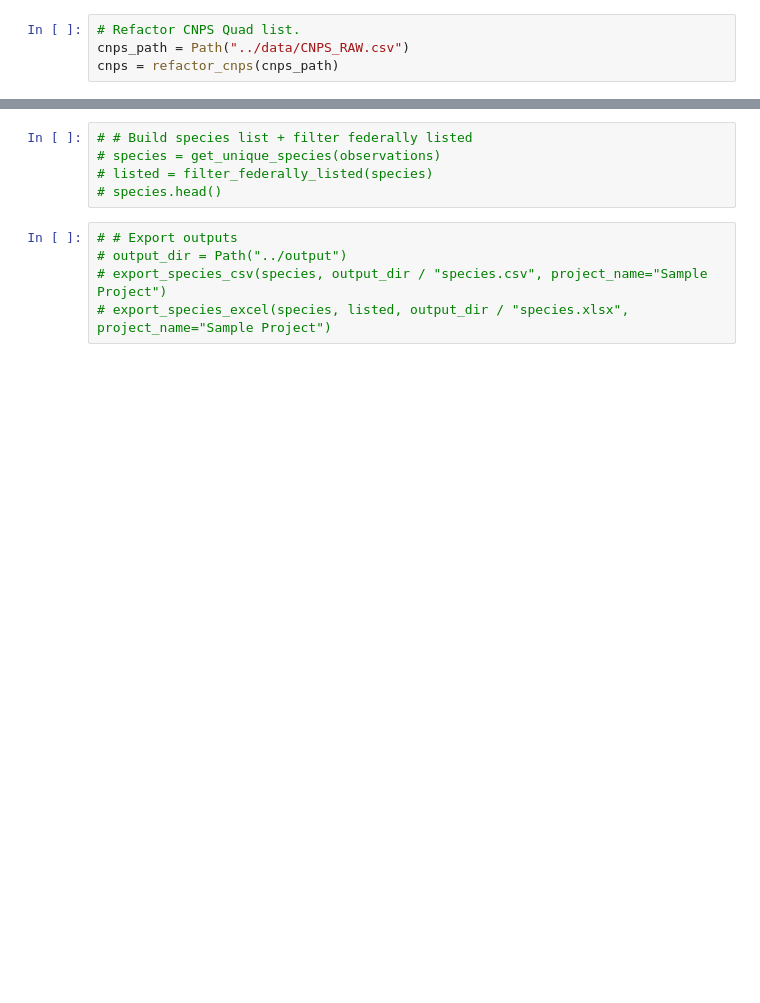
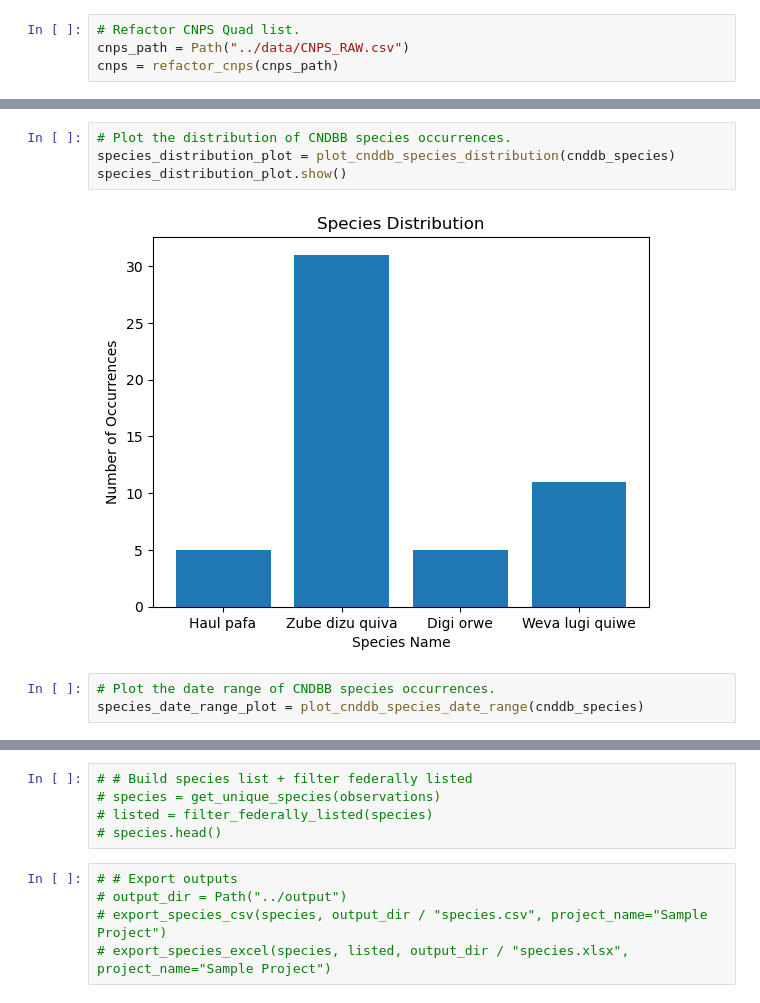
Before and after one commit to bioweavers/bioweavers-mvp, a Jupyter notebook: notebooks/demo.ipynb, the cells around one changed output, grey strips where cells are left out. Cells and saved outputs as stored; diff of their text form; blank space fills up the shorter version.

Commit message:
Create chart functions.

```diff
--- a/notebooks/demo.ipynb
+++ b/notebooks/demo.ipynb
@@ -94,3 +94,12 @@ cnddb_species
 | 6 | 7 | Haul pafa | marsh trout | AFBLAEDRBH | 3 | 58272 | 341226 | 3411826 | North Ridge 730 | LAX | ... |
 | 8 | 9 | Weva lugi quiwe | tidal mouse | AM7PCNL8OX | 11 | 56448 | 407252 | 3411825 | West Peak 727 | SLO | ... |
 7 rows × 45 columns
+# %%
+# Plot the distribution of CNDBB species occurrences.
+species_distribution_plot = plot_cnddb_species_distribution(cnddb_species)
+species_distribution_plot.show()
+# %% [output]
+[figure, added]
+# %%
+# Plot the date range of CNDBB species occurrences.
+species_date_range_plot = plot_cnddb_species_date_range(cnddb_species)
```
Also changed, not shown: parts of 12 cells of this notebook, 8 other files.
